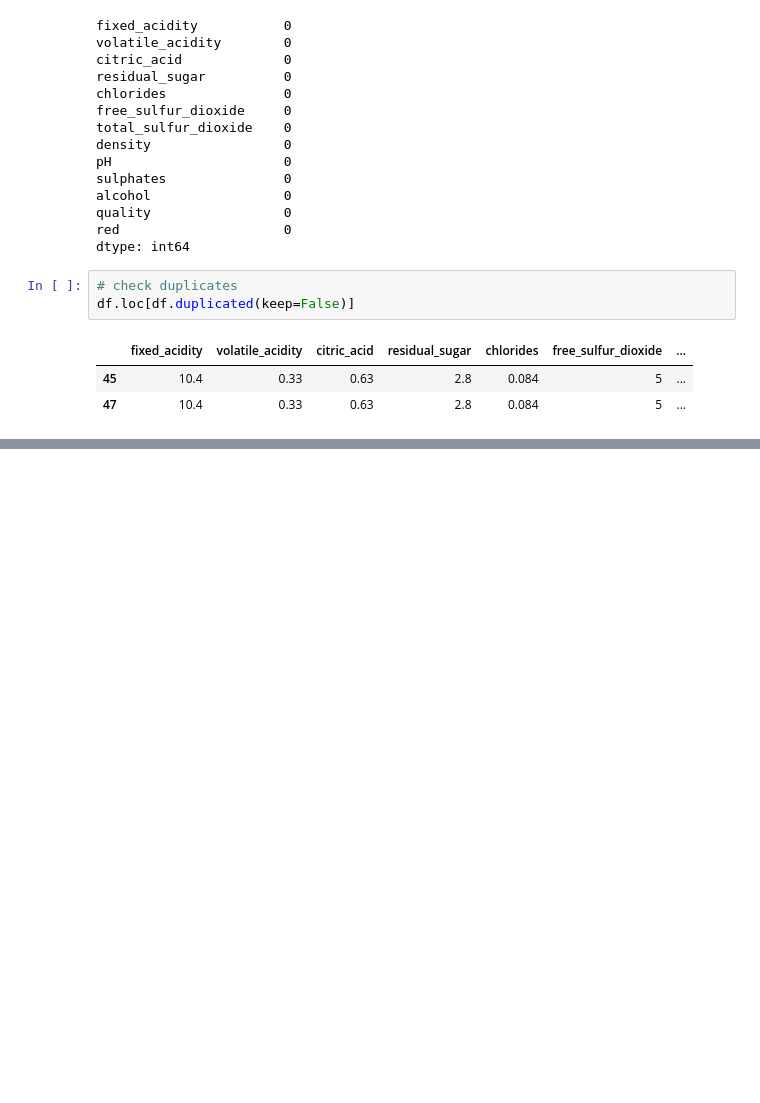
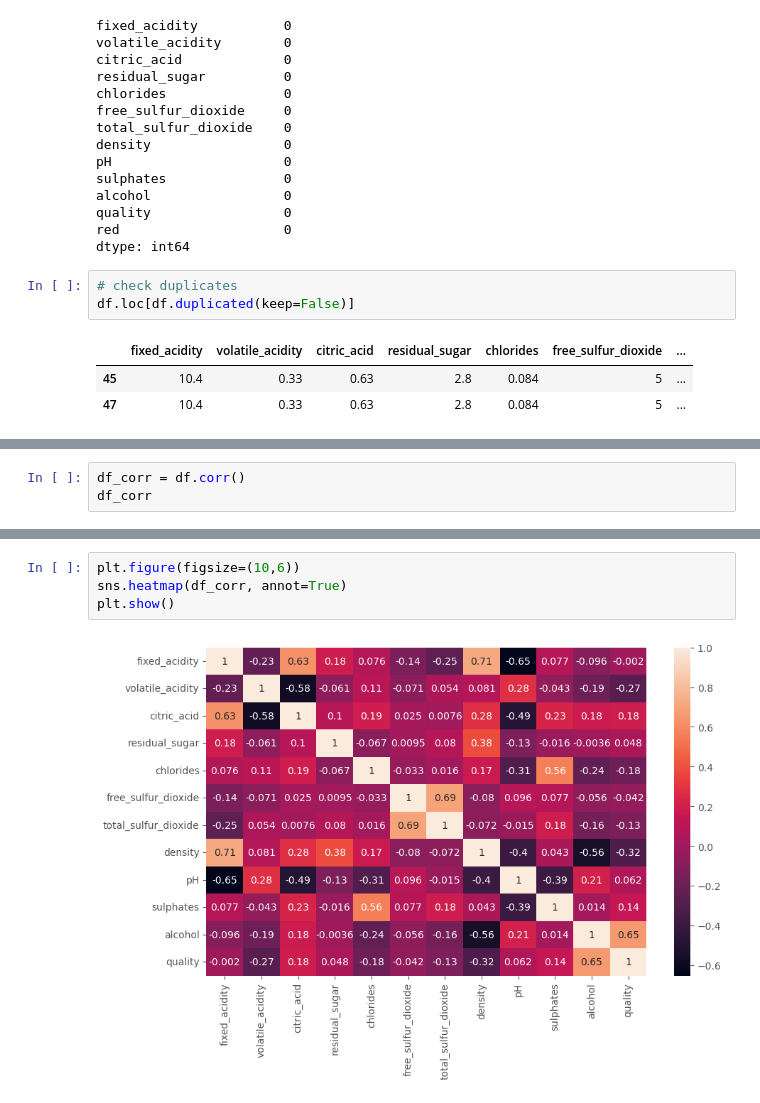
Before and after one commit to SimonRbk95/Strategy_Analytics, a Jupyter notebook: Tutorial_3/T3_assignment.ipynb, the cells around one changed output, grey strips where cells are left out. Saved outputs shown, nothing was run; the diff lists cells and outputs as text; blank space fills up the shorter version.

```diff
--- a/Tutorial_3/T3_assignment.ipynb
+++ b/Tutorial_3/T3_assignment.ipynb
@@ -115,0 +151,3 @@ Scaling variables does not necessarily overcome the issues of non-normal distrib
+# %%
+df_corr = df.corr()
+df_corr
@@ -115,0 +168,6 @@ Scaling variables does not necessarily overcome the issues of non-normal distrib
+# %%
+plt.figure(figsize=(10,6))
+sns.heatmap(df_corr, annot=True)
+plt.show()
+# %% [output]
+[figure, added]
```
Also changed, not shown: parts of 15 cells of this notebook.
